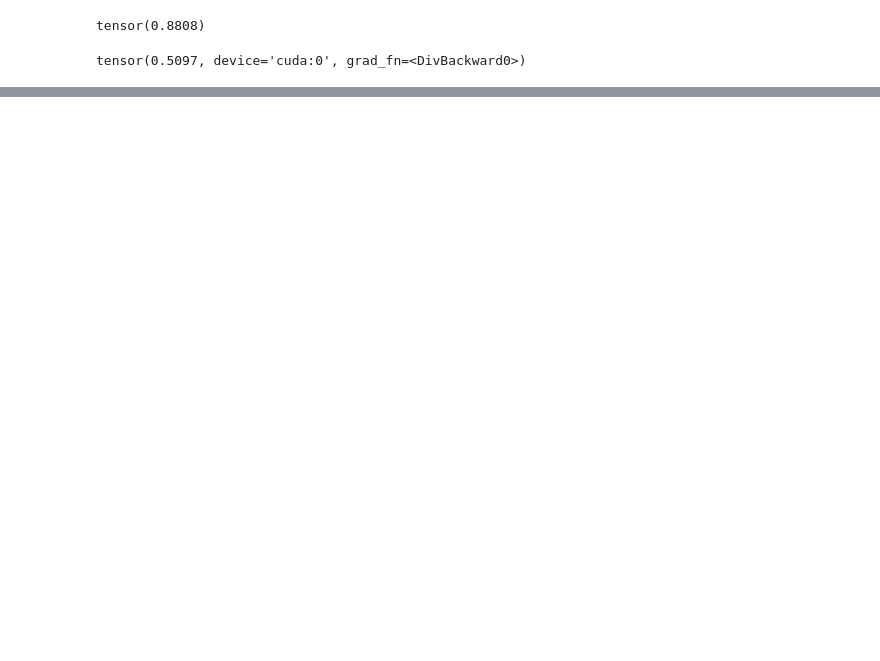
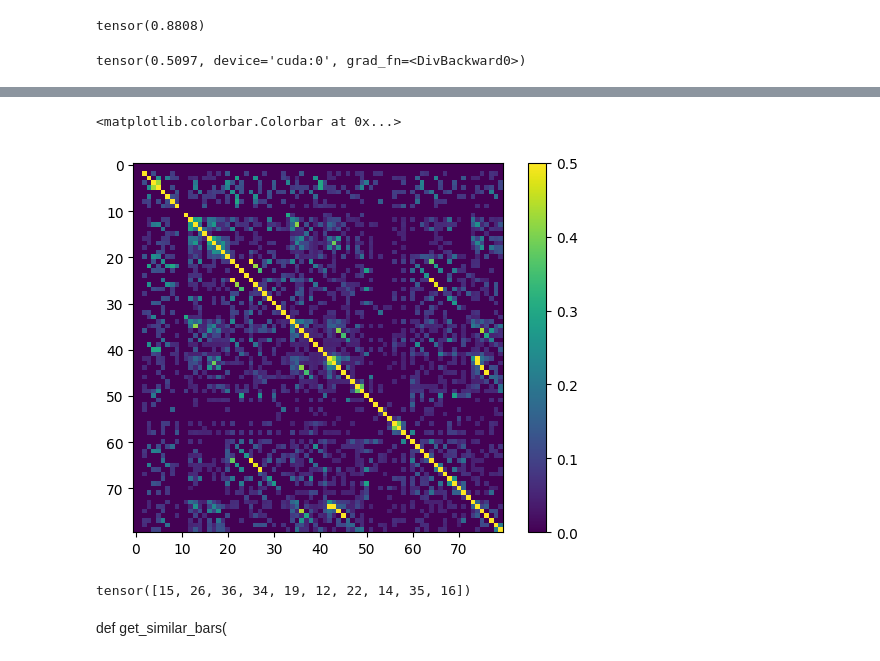
Before and after one commit to eri24816/piano-music-gen, a Jupyter notebook: vae.ipynb, the cells around one changed output, grey strips where cells are left out. Cells and saved outputs as stored; diff of their text form; code cells hidden in the pictures; blank space fills up the shorter version.

```diff
--- a/vae.ipynb
+++ b/vae.ipynb
@@ -463,0 +607,29 @@ tokenizer.idx_to_token_seq(batch['indices'][0].cpu().numpy())
+# %%
+sim_mat = torch.zeros(len(zs), len(zs))
+pr_bars = []
+
+for i in tqdm(range(len(zs))):
+    pr_bars.append(pr.slice(i*32, (i+1)*32))
+for i in tqdm(range(len(zs))):
+    for j in range(i, len(zs)):
+        sim_mat[i,j] = sim_mat[j,i] = get_sim(pr_bars[i], pr_bars[j])
+
+plt.imshow(sim_mat[:80,:80], vmin=0, vmax=0.5)
+plt.colorbar()
+# %% [output]
+<matplotlib.colorbar.Colorbar at 0x...>
+[figure, added]
+# %%
+def get_similar_bars(dist_map: torch.Tensor, query: int, k:int=10):
+    idx = torch.argsort(dist_map[query])[1:k+1]
+    return idx
+
+def get_similar_bars_prev(dist_map: torch.Tensor, query: int, k:int=10):
+    idx = torch.argsort(dist_map[query][:query])[:k]
+    return idx
+
+get_similar_bars_prev(dist, 37)
+# %% [output]
+tensor([15, 26, 36, 34, 19, 12, 22, 14, 35, 16])
+# %% [markdown]
+def get_similar_bars(
```
Also changed, not shown: parts of 27 cells of this notebook, 8 other files.
